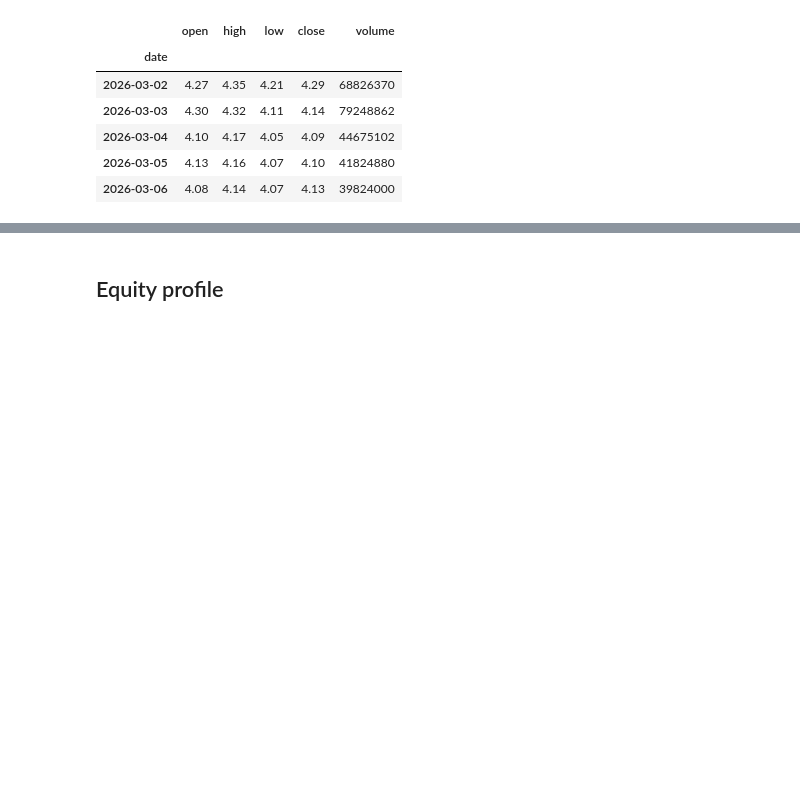
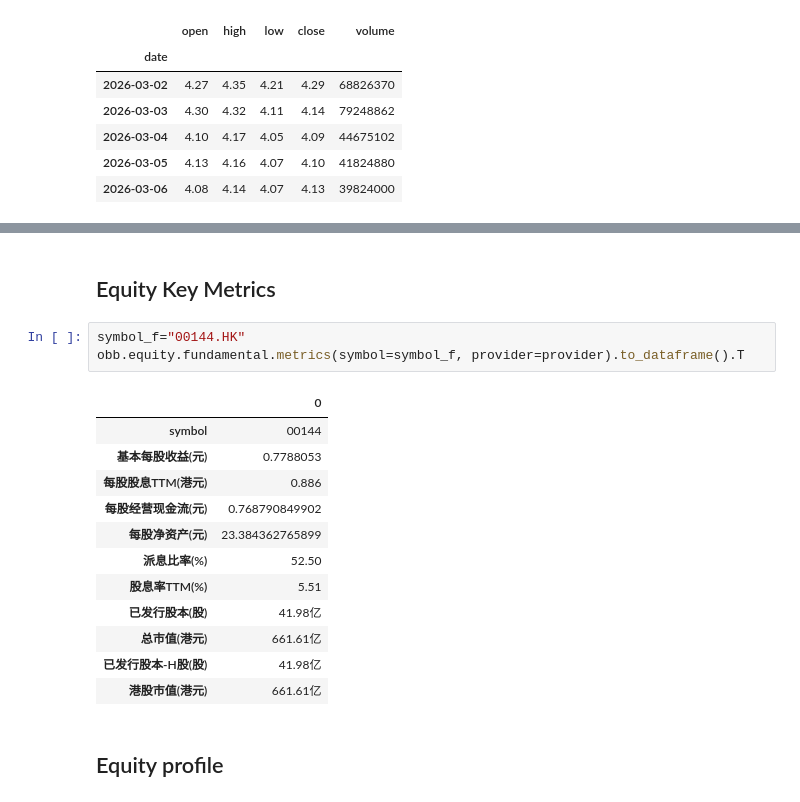
Before and after one commit to finanalyzer/api, a Jupyter notebook: docs/usage.ipynb, the cells around one changed output, grey strips where cells are left out. Cells and saved outputs as stored; diff of their text form; blank space fills up the shorter version.

```diff
--- a/docs/usage.ipynb
+++ b/docs/usage.ipynb
@@ -92,3 +103,21 @@ obb.equity.price.historical(symbol="600325.SS", provider='yfinance', use_cache=T
+# %% [markdown]
+## Equity Key Metrics
+# %%
+symbol_f="00144.HK"
+obb.equity.fundamental.metrics(symbol=symbol_f, provider=provider).to_dataframe().T
+# %% [output]
+|  | 0 |
+| symbol | 00144 |
+| 基本每股收益(元) | 0.7788053 |
+| 每股股息TTM(港元) | 0.886 |
+| 每股经营现金流(元) | 0.768790849902 |
+| 每股净资产(元) | 23.384362765899 |
+| 派息比率(%) | 52.50 |
+| 股息率TTM(%) | 5.51 |
+| 已发行股本(股) | 41.98亿 |
+| 总市值(港元) | 661.61亿 |
+| 已发行股本-H股(股) | 41.98亿 |
+| 港股市值(港元) | 661.61亿 |
 # %% [markdown]
 ## Equity profile
 # %%
```
Also changed, not shown: parts of 2 cells of this notebook, 5 other files.
